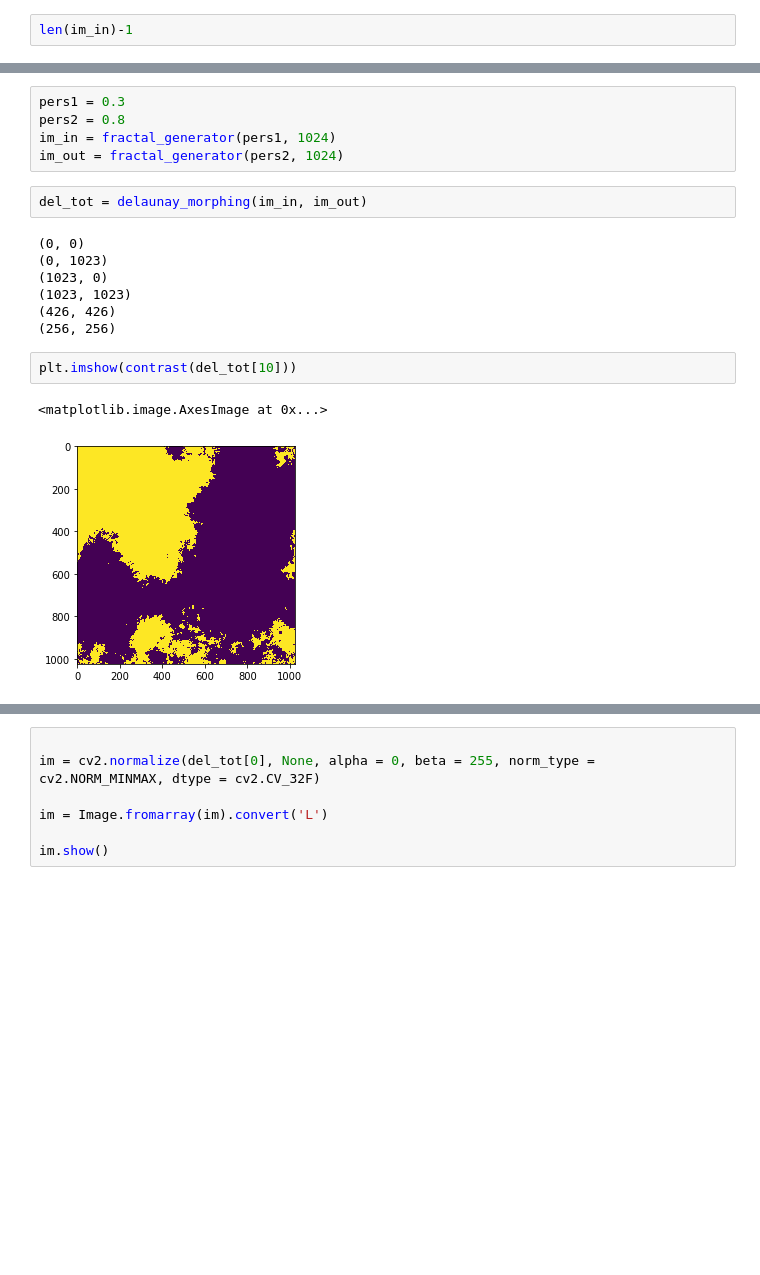
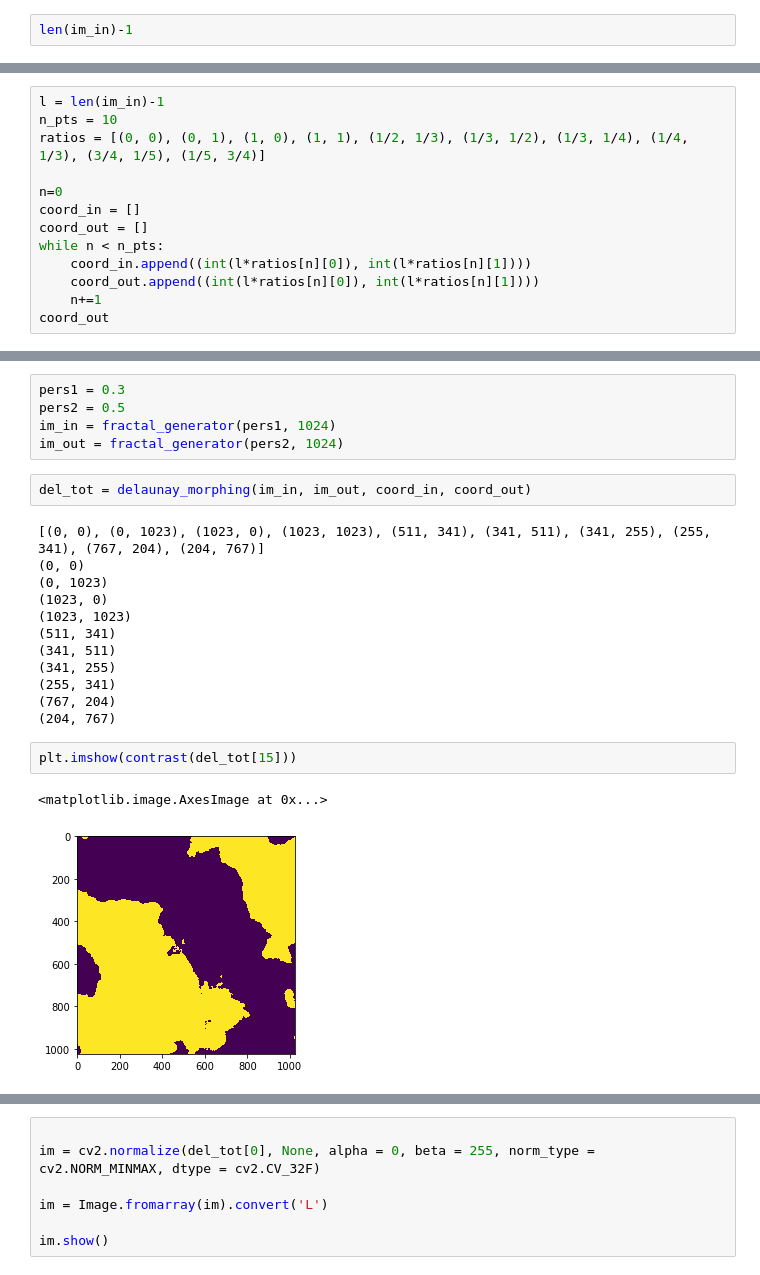
Before and after one commit to AntoineBellemare/fractal_visuals, a Jupyter notebook: Delaunay morphing.ipynb, the cells around one changed output, grey strips where cells are left out. Saved outputs shown, nothing was run; the diff lists cells and outputs as text; blank space fills up the shorter version.

Commit message:
delaunay triangulation

```diff
--- a/Delaunay morphing.ipynb
+++ b/Delaunay morphing.ipynb
@@ -153,0 +159,13 @@ def delaunay_morphing (im_in, im_out, src_points=None, target_points=None, steps
+# %%
+l = len(im_in)-1
+n_pts = 10
+ratios = [(0, 0), (0, 1), (1, 0), (1, 1), (1/2, 1/3), (1/3, 1/2), (1/3, 1/4), (1/4, 1/3), (3/4, 1/5), (1/5, 3/4)]
+
+n=0
+coord_in = []
+coord_out = []
+while n < n_pts:
+    coord_in.append((int(l*ratios[n][0]), int(l*ratios[n][1])))
+    coord_out.append((int(l*ratios[n][0]), int(l*ratios[n][1])))
+    n+=1
+coord_out
@@ -154,22 +183,27 @@ def delaunay_morphing (im_in, im_out, src_points=None, target_points=None, steps
 # %%
 pers1 = 0.3
-pers2 = 0.8
+pers2 = 0.5
 im_in = fractal_generator(pers1, 1024)
 im_out = fractal_generator(pers2, 1024)
 # %%
-del_tot = delaunay_morphing(im_in, im_out)
+del_tot = delaunay_morphing(im_in, im_out, coord_in, coord_out)
 # %% [output]
+[(0, 0), (0, 1023), (1023, 0), (1023, 1023), (511, 341), (341, 511), (341, 255), (255, 341), (767, 204), (204, 767)]
 (0, 0)
 (0, 1023)
 (1023, 0)
 (1023, 1023)
-(426, 426)
-(256, 256)
+(511, 341)
+(341, 511)
+(341, 255)
+(255, 341)
+(767, 204)
+(204, 767)
 # %%
-plt.imshow(contrast(del_tot[10]))
+plt.imshow(contrast(del_tot[15]))
 # %% [output]
 <matplotlib.image.AxesImage at 0x...>
-[figure, old version]
+[figure, new version]
 # %%
 dpi=150
 import time
```
Also changed, not shown: parts of 4 cells of this notebook.
